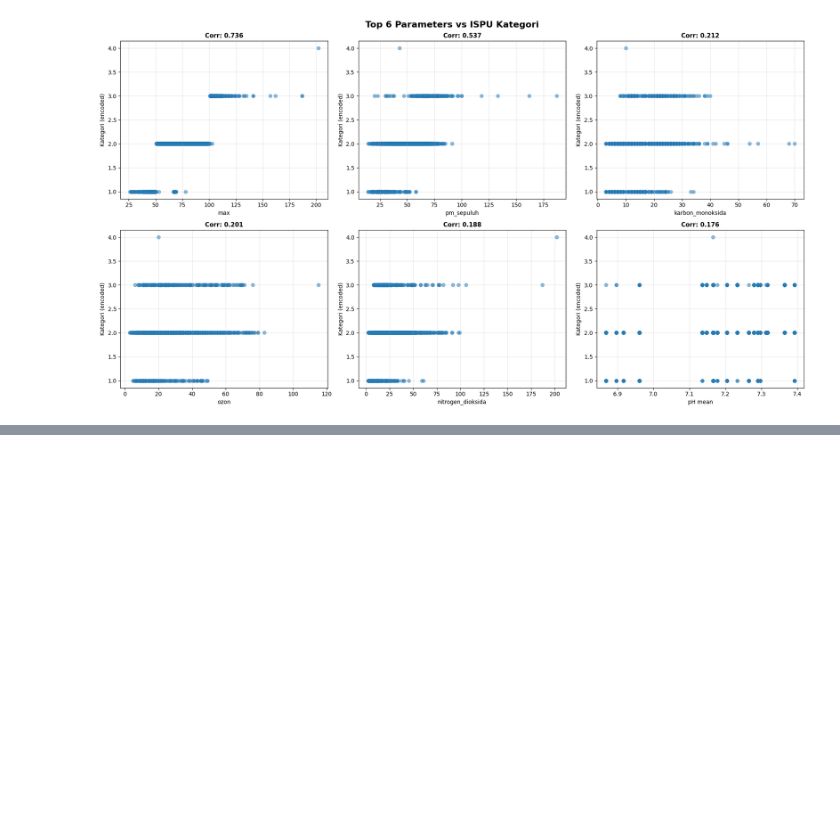
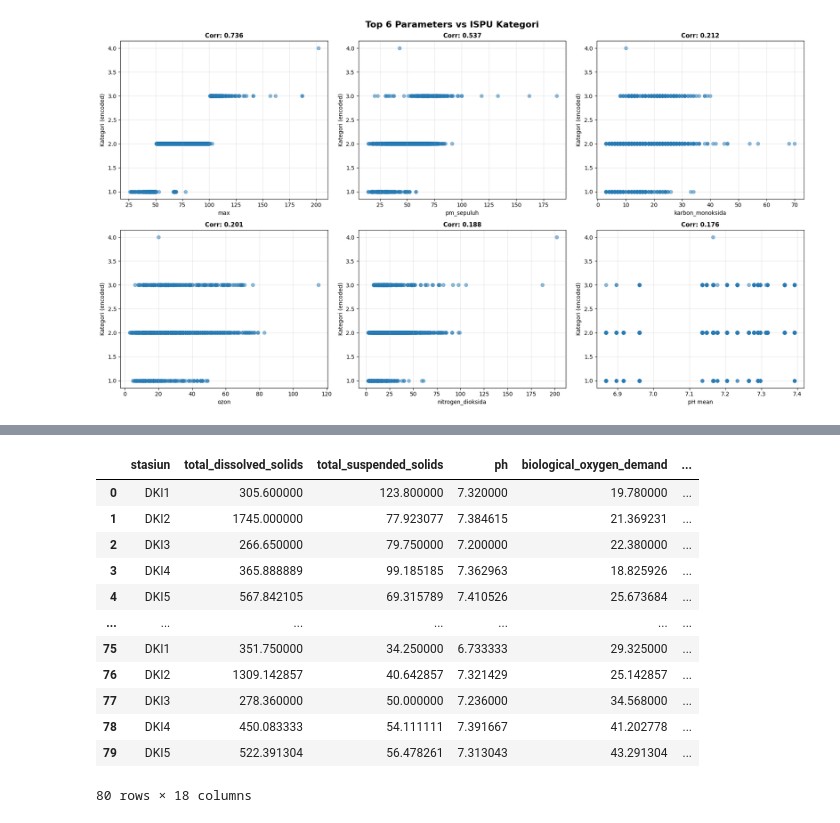
Before and after one commit to DanishRitonga/datavidia-penyisihan, a Jupyter notebook: main.ipynb, the cells around one changed output, grey strips where cells are left out. Cells and saved outputs as stored; diff of their text form; code cells hidden in the pictures; blank space fills up the shorter version.

```diff
--- a/main.ipynb
+++ b/main.ipynb
@@ -965,0 +837,8 @@ memory usage: 5.2 KB
+# %%
+data_separation = {
+    2015: 3,
+    2016: 2,
+    2017: 3,
+    2018: 4,
+    2019: 4
+}
@@ -965,0 +947,56 @@ memory usage: 5.2 KB
+# %%
+sum_n_tables = sum(data_separation.values())
+processed_tables = 0
+tabs = []
+
+# Process each year and its periods
+for year, num_periods in data_separation.items():
+    print(f"\n{'='*50}")
+    print(f"Processing Year: {year} ({num_periods} periods)")
+    print(f"{'='*50}")
+
+    for period in range(1, num_periods + 1):
+        print(f"\n--- Period {period} ---")
+        # Each period has 3 pages (3 tables)
+        table_indices = [processed_tables, processed_tables + 1, processed_tables + 2]
+        print(f"Processing tables at indices: {table_indices}")
+
+        period_dfs = []
+        for idx in table_indices:
+            table = tables[idx].df.iloc[5:].copy()
+            table.columns = headers
+            table = correct_num_format(table.drop(columns=["no"]), numeric_cols)
+            table = table.merge(slocs_with_stasiun[['Kode', 'stasiun']], on='Kode', how='left')
+            table = table.rename(columns=rename_mapping)
+            period_dfs.append(table)
+
+        # Combine all 3 tables for the period
+        period_combined = pd.concat(period_dfs, ignore_index=True)
+
+        _agg_list = ['mean']
+        # Aggregate by stasiun
+        period_agg = period_combined.groupby('stasiun').agg({
+            col: _agg_list for col in rename_mapping.values()
+        }).reset_index()
+
+        if len(_agg_list) > 1:
+            period_agg.columns = ['stasiun'] + [f'{col} {stat}' for col in rename_mapping.values() for stat in _agg_list]
+        else:
+            period_agg.columns = ['stasiun'] + [f'{col}' for col in rename_mapping.values()]
+        period_agg['tahun'] = year
+        period_agg['periode'] = period
+
+        tabs.append(period_agg)
+        print(f"✓ Period {period} processed")
+
+        # Move to next period (3 tables forward)
+        processed_tables += 3
+
+print(f"\n{'='*50}")
+print(f"Total periods processed: {len(tabs)}")
+print(f"{'='*50}")
+
+# Combine all periods
+river_quality_all = pd.concat(tabs, ignore_index=True)
+river_quality_all
+# %% [output]
@@ -965,0 +1020,13 @@ memory usage: 5.2 KB
+|  | stasiun | total_dissolved_solids | total_suspended_solids | ph | biological_oxygen_demand | ... |
+| 0 | DKI1 | 305.600000 | 123.800000 | 7.320000 | 19.780000 | ... |
+| 1 | DKI2 | 1745.000000 | 77.923077 | 7.384615 | 21.369231 | ... |
+| 2 | DKI3 | 266.650000 | 79.750000 | 7.200000 | 22.380000 | ... |
+| 3 | DKI4 | 365.888889 | 99.185185 | 7.362963 | 18.825926 | ... |
+| 4 | DKI5 | 567.842105 | 69.315789 | 7.410526 | 25.673684 | ... |
+| ... | ... | ... | ... | ... | ... | ... |
+| 75 | DKI1 | 351.750000 | 34.250000 | 6.733333 | 29.325000 | ... |
+| 76 | DKI2 | 1309.142857 | 40.642857 | 7.321429 | 25.142857 | ... |
+| 77 | DKI3 | 278.360000 | 50.000000 | 7.236000 | 34.568000 | ... |
+| 78 | DKI4 | 450.083333 | 54.111111 | 7.391667 | 41.202778 | ... |
+| 79 | DKI5 | 522.391304 | 56.478261 | 7.313043 | 43.291304 | ... |
+80 rows × 18 columns
```
Also changed, not shown: parts of 74 cells of this notebook, 7 other files.
